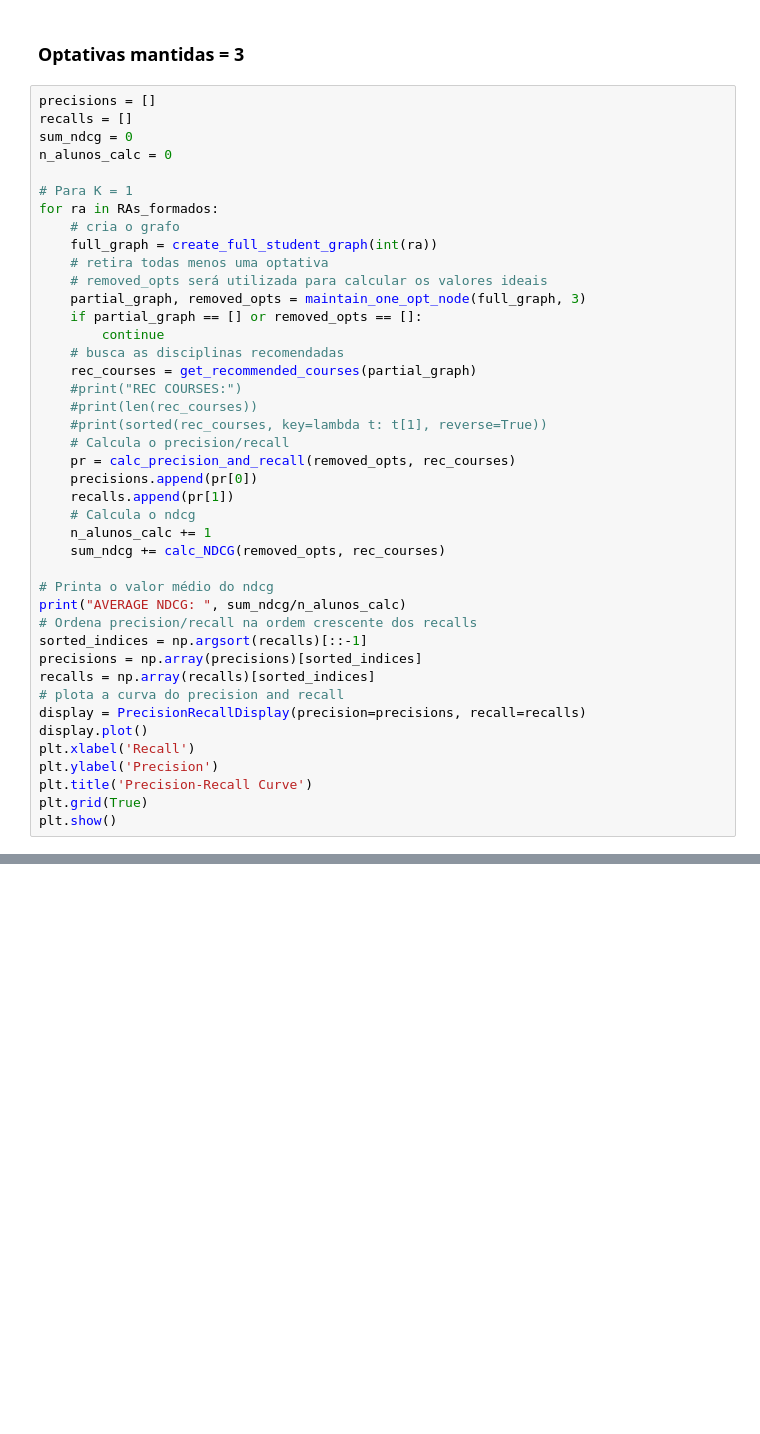
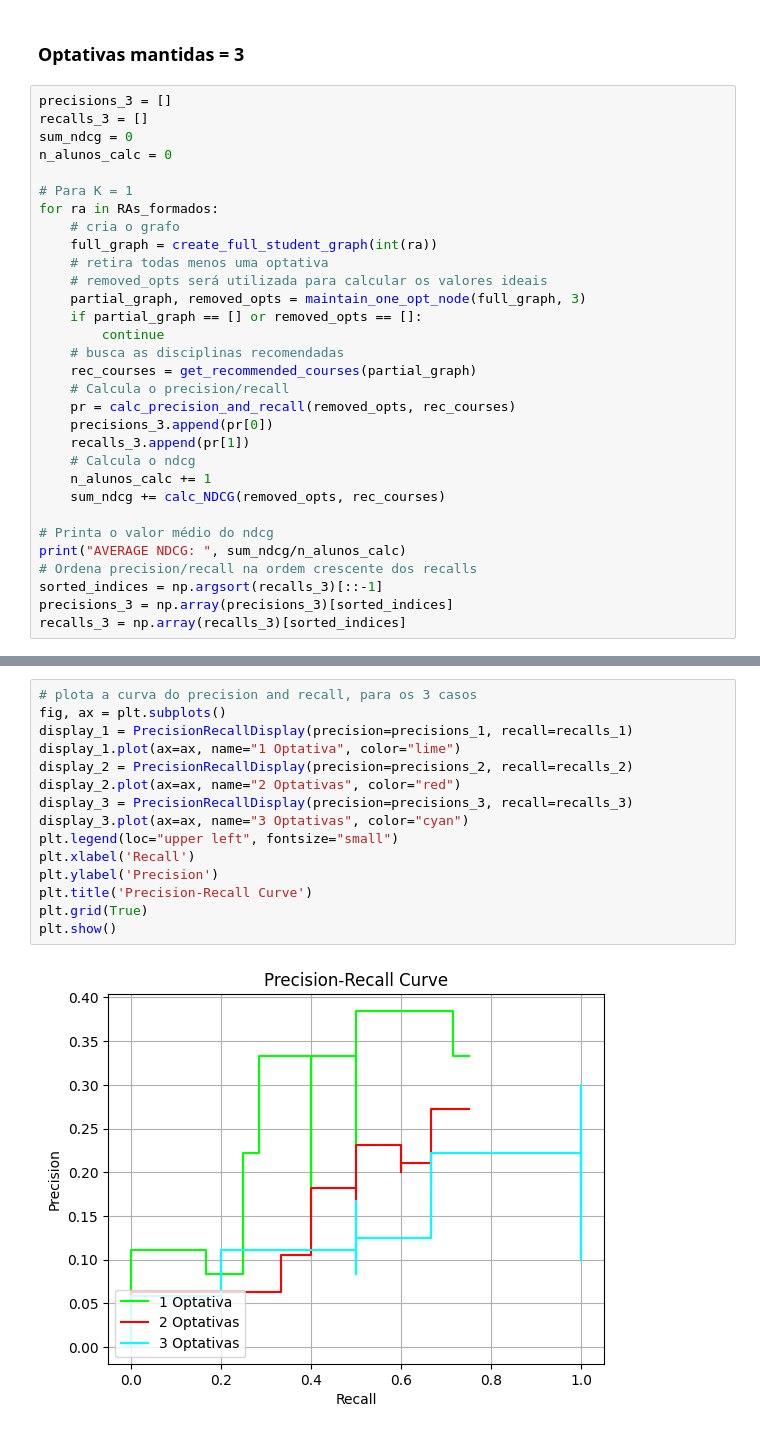
Before and after one commit to cesarvial/TCC_graphs_study, a Jupyter notebook: link_prediction/link_prediction_communities.ipynb, the cells around one changed output, grey strips where cells are left out. Drawn from its saved outputs; the diff is of its cells as text; blank space fills up the shorter version.

Commit message:
Atualizando análises. Limitando disciplinas para apenas de computação

```diff
--- a/link_prediction/link_prediction_communities.ipynb
+++ b/link_prediction/link_prediction_communities.ipynb
@@ -597,8 +583,8 @@ AVERAGE NDCG:  0.26284407531209397
 # %% [markdown]
 ### Optativas mantidas = 3
 # %%
-precisions = []
-recalls = []
+precisions_3 = []
+recalls_3 = []
 sum_ndcg = 0
 n_alunos_calc = 0
 
@@ -613,13 +599,10 @@ for ra in RAs_formados:
         continue
     # busca as disciplinas recomendadas
     rec_courses = get_recommended_courses(partial_graph)
-    #print("REC COURSES:")
-    #print(len(rec_courses))
-    #print(sorted(rec_courses, key=lambda t: t[1], reverse=True))
     # Calcula o precision/recall
     pr = calc_precision_and_recall(removed_opts, rec_courses)
-    precisions.append(pr[0])
-    recalls.append(pr[1])
+    precisions_3.append(pr[0])
+    recalls_3.append(pr[1])
     # Calcula o ndcg
     n_alunos_calc += 1
     sum_ndcg += calc_NDCG(removed_opts, rec_courses)
@@ -627,15 +610,7 @@ for ra in RAs_formados:
 # Printa o valor médio do ndcg
 print("AVERAGE NDCG: ", sum_ndcg/n_alunos_calc)
 # Ordena precision/recall na ordem crescente dos recalls
-sorted_indices = np.argsort(recalls)[::-1]
-precisions = np.array(precisions)[sorted_indices]
-recalls = np.array(recalls)[sorted_indices]
-# plota a curva do precision and recall
-display = PrecisionRecallDisplay(precision=precisions, recall=recalls)
-display.plot()
-plt.xlabel('Recall')
-plt.ylabel('Precision')
-plt.title('Precision-Recall Curve')
-plt.grid(True)
-plt.show()
+sorted_indices = np.argsort(recalls_3)[::-1]
+precisions_3 = np.array(precisions_3)[sorted_indices]
+recalls_3 = np.array(recalls_3)[sorted_indices]
 # %% [output]
@@ -659,0 +634,17 @@ ZeroDivisionError: division by zero
+# %%
+# plota a curva do precision and recall, para os 3 casos
+fig, ax = plt.subplots()
+display_1 = PrecisionRecallDisplay(precision=precisions_1, recall=recalls_1)
+display_1.plot(ax=ax, name="1 Optativa", color="lime")
+display_2 = PrecisionRecallDisplay(precision=precisions_2, recall=recalls_2)
+display_2.plot(ax=ax, name="2 Optativas", color="red")
+display_3 = PrecisionRecallDisplay(precision=precisions_3, recall=recalls_3)
+display_3.plot(ax=ax, name="3 Optativas", color="cyan")
+plt.legend(loc="upper left", fontsize="small")
+plt.xlabel('Recall')
+plt.ylabel('Precision')
+plt.title('Precision-Recall Curve')
+plt.grid(True)
+plt.show()
+# %% [output]
+[figure, added]
```
Also changed, not shown: parts of 14 cells of this notebook, 2 other files.
